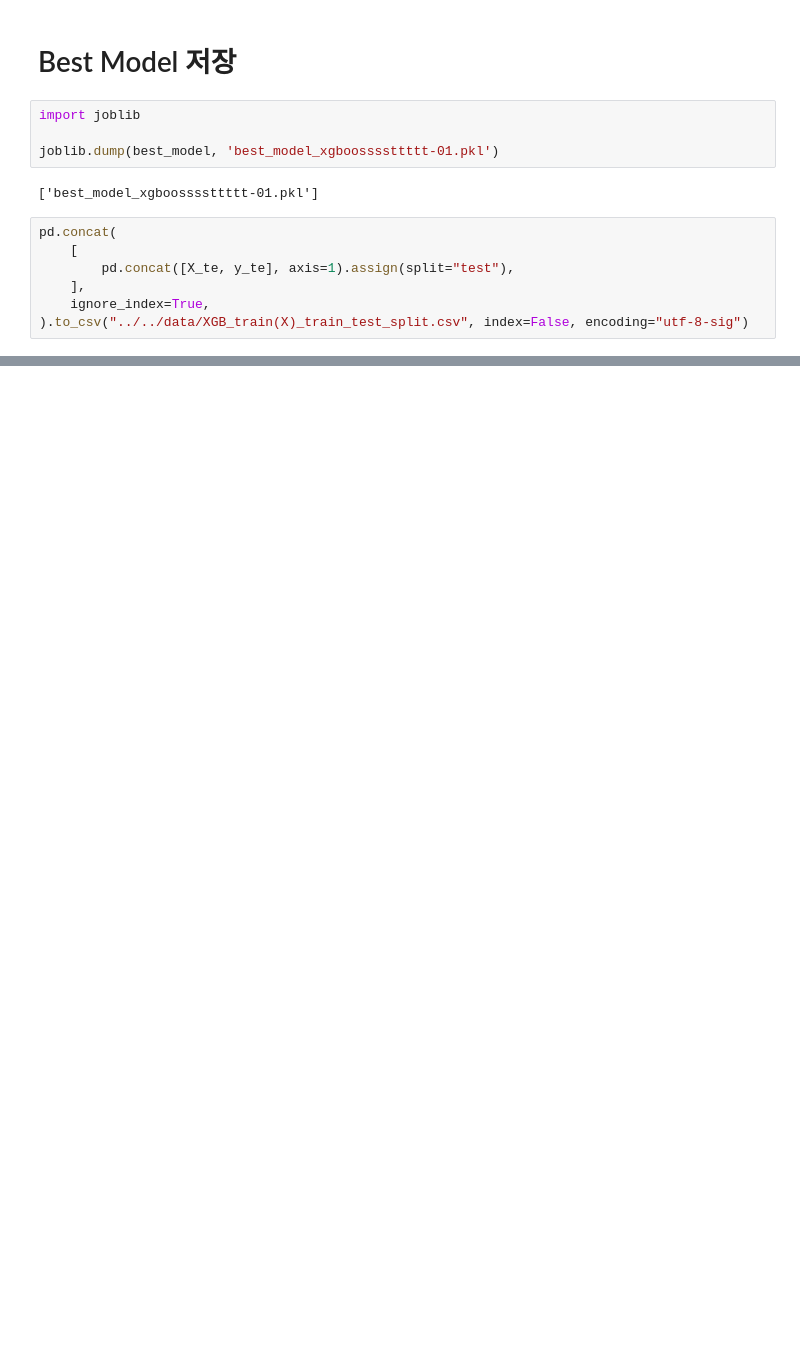
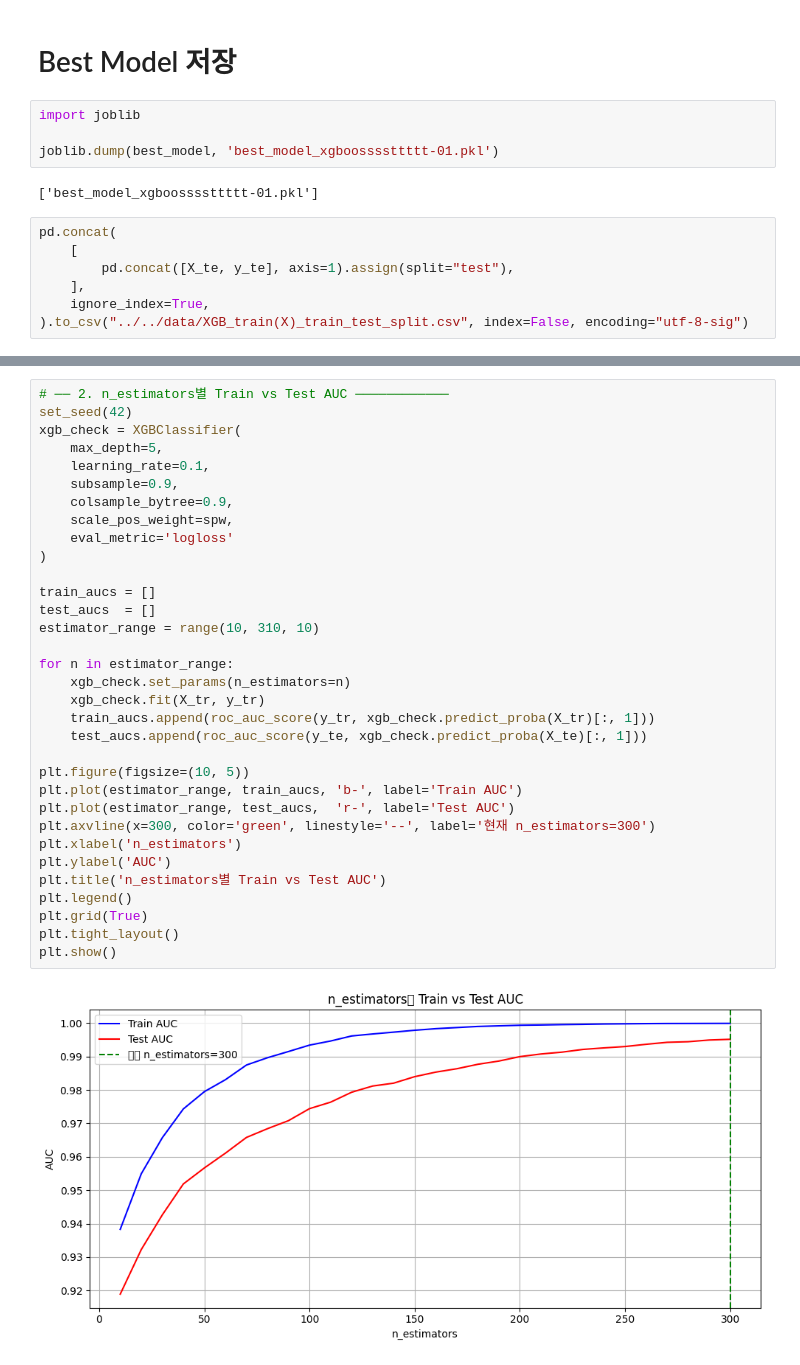
Before and after one commit to SKNETWORKS-FAMILY-AICAMP/SKN27-2nd-4TEAM, a Jupyter notebook: src/modeling/model_pcj.ipynb, the cells around one changed output, grey strips where cells are left out. Cells and saved outputs as stored; diff of their text form; blank space fills up the shorter version.

```diff
--- a/src/modeling/model_pcj.ipynb
+++ b/src/modeling/model_pcj.ipynb
@@ -558,0 +906,35 @@ Satisf: ['Satisfaction_Per_Order']
+# %%
+# ── 2. n_estimators별 Train vs Test AUC ────────────
+set_seed(42)
+xgb_check = XGBClassifier(
+    max_depth=5,
+    learning_rate=0.1,
+    subsample=0.9,
+    colsample_bytree=0.9,
+    scale_pos_weight=spw,
+    eval_metric='logloss'
+)
+
+train_aucs = []
+test_aucs  = []
+estimator_range = range(10, 310, 10)
+
+for n in estimator_range:
+    xgb_check.set_params(n_estimators=n)
+    xgb_check.fit(X_tr, y_tr)
+    train_aucs.append(roc_auc_score(y_tr, xgb_check.predict_proba(X_tr)[:, 1]))
+    test_aucs.append(roc_auc_score(y_te, xgb_check.predict_proba(X_te)[:, 1]))
+
+plt.figure(figsize=(10, 5))
+plt.plot(estimator_range, train_aucs, 'b-', label='Train AUC')
+plt.plot(estimator_range, test_aucs,  'r-', label='Test AUC')
+plt.axvline(x=300, color='green', linestyle='--', label='현재 n_estimators=300')
+plt.xlabel('n_estimators')
+plt.ylabel('AUC')
+plt.title('n_estimators별 Train vs Test AUC')
+plt.legend()
+plt.grid(True)
+plt.tight_layout()
+plt.show()
+# %% [output]
+[figure, added]
```
Also changed, not shown: parts of 34 cells of this notebook, 3 other files.
